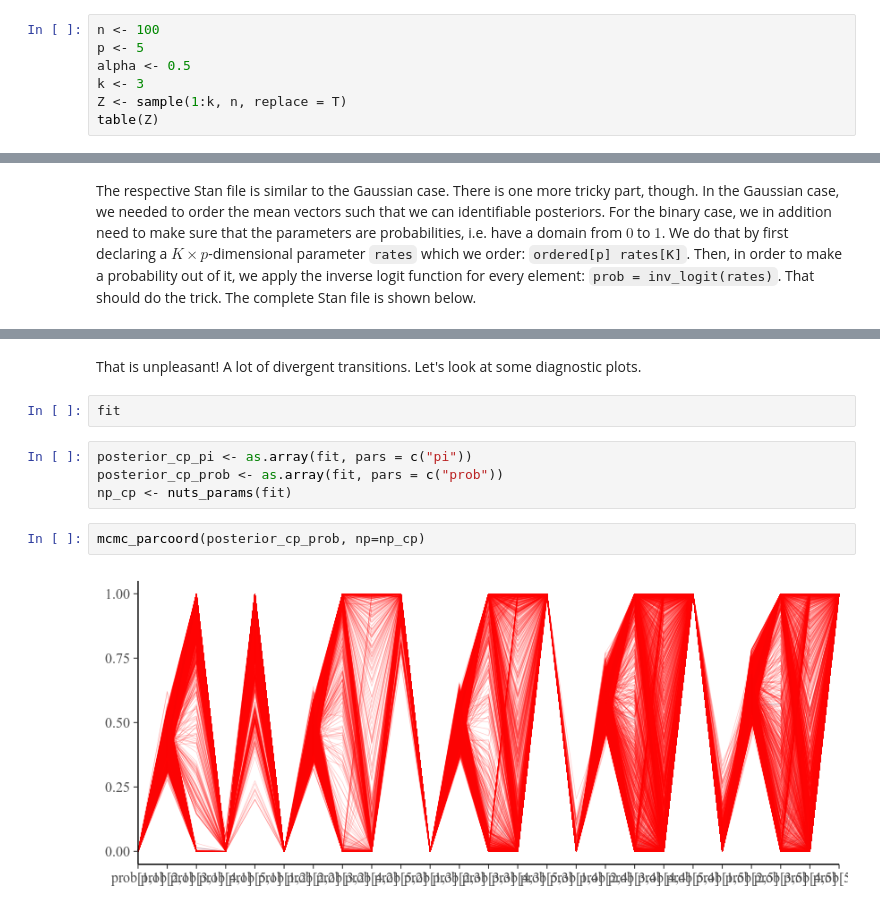
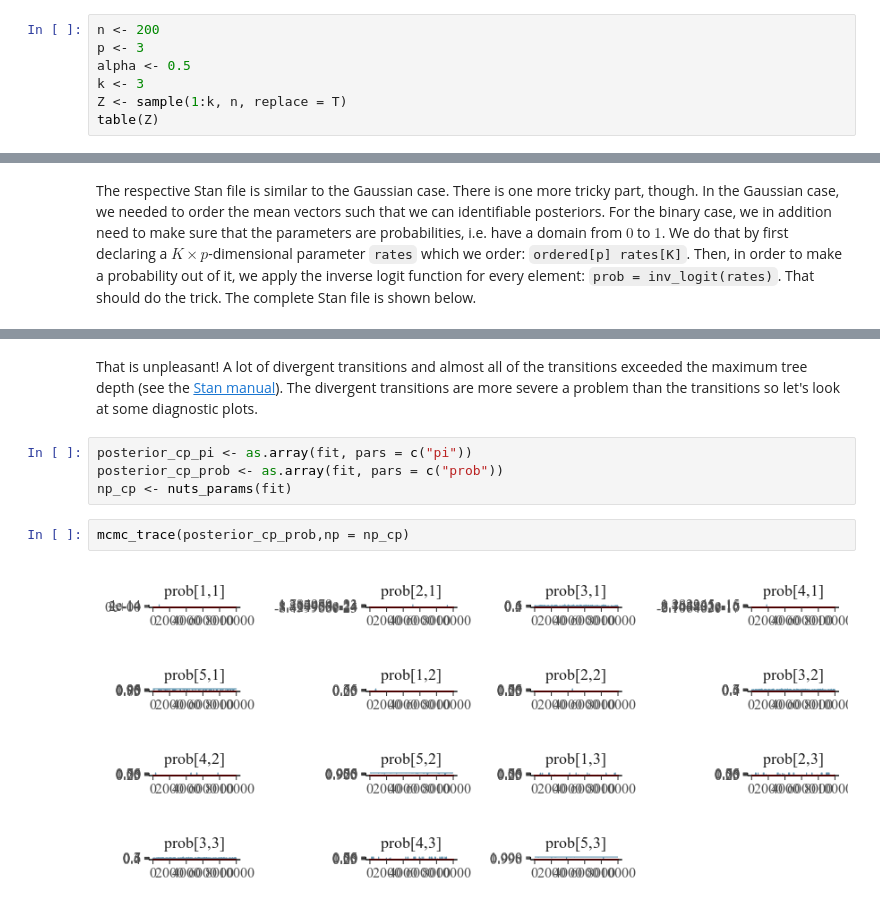
Before and after one commit to dirmeier/etudes, a Jupyter notebook: dirichlet_process_mixture_models.ipynb, the cells around one changed output, grey strips where cells are left out. Saved outputs shown, nothing was run; the diff lists cells and outputs as text.

```diff
--- a/dirichlet_process_mixture_models.ipynb
+++ b/dirichlet_process_mixture_models.ipynb
@@ -378,8 +411,8 @@ $$P(\mathbf{x} \mid z, \boldsymbol \Pi) = \prod_{j=1}^p \pi_{{z_i}_j}^{x_j} \cdo
 # %% [markdown]
 First we again generate some data. We sample $100$ points $\mathbf{X}$ from a $p=5$ dimensional mixture of a $k=3$ multivariate Bernoullis and their latent class assignments $\mathbf{z}$ (since we already saw how one can generate data using a CRP).
 # %%
-n <- 100
-p <- 5
+n <- 200
+p <- 3
 alpha <- 0.5
 k <- 3
 Z <- sample(1:k, n, replace = T)
@@ -561,12 +619,10 @@ fit <- stan(stan.file, data = list(K=K, n=n, x= matrix(as.integer(X), n, p), p=p
-# %% [markdown]
-That is unpleasant! A lot of divergent transitions. Let's look at some diagnostic plots.
-# %%
-fit
+# %% [markdown]
+That is unpleasant! A lot of divergent transitions and almost all of the transitions exceeded the maximum tree depth (see the [Stan manual](https://mc-stan.org/docs/2_18/reference-manual/hmc-algorithm-parameters.html)). The divergent transitions are more severe a problem than the transitions so let's look at some diagnostic plots.
 # %%
 posterior_cp_pi <- as.array(fit, pars = c("pi"))
 posterior_cp_prob <- as.array(fit, pars = c("prob"))
 np_cp <- nuts_params(fit)
 # %%
-mcmc_parcoord(posterior_cp_prob, np=np_cp)
+mcmc_trace(posterior_cp_prob,np = np_cp)
 # %% [output]
-[figure, old version]
+[figure, new version]
```
Also changed, not shown: parts of 29 cells of this notebook, 1 other file.
